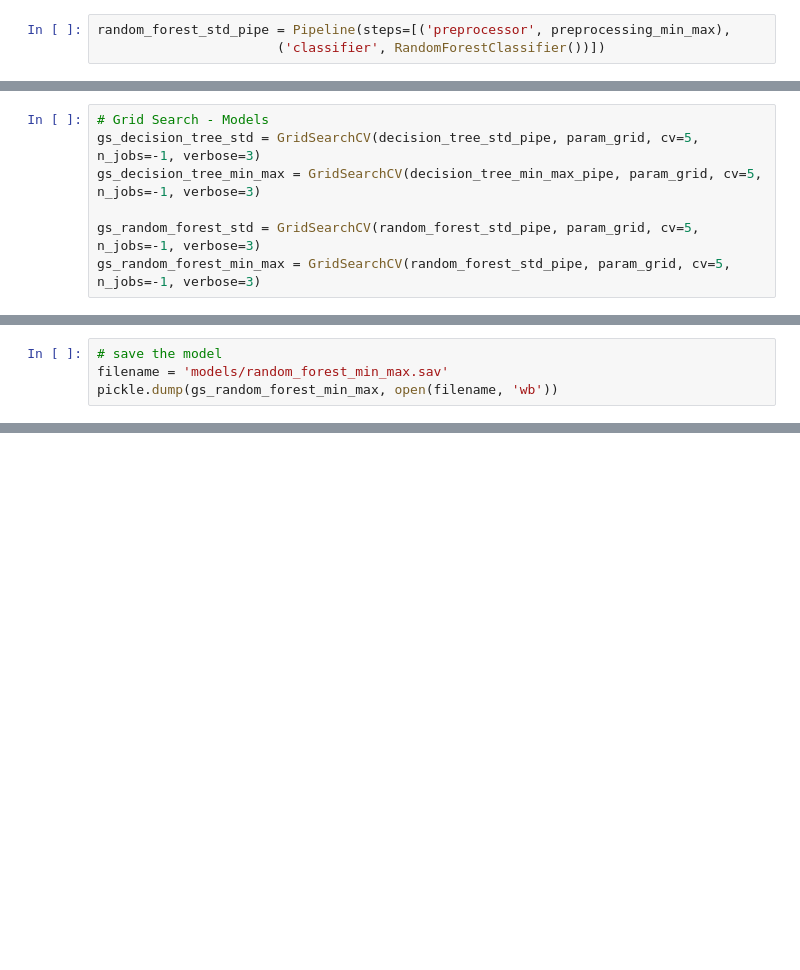
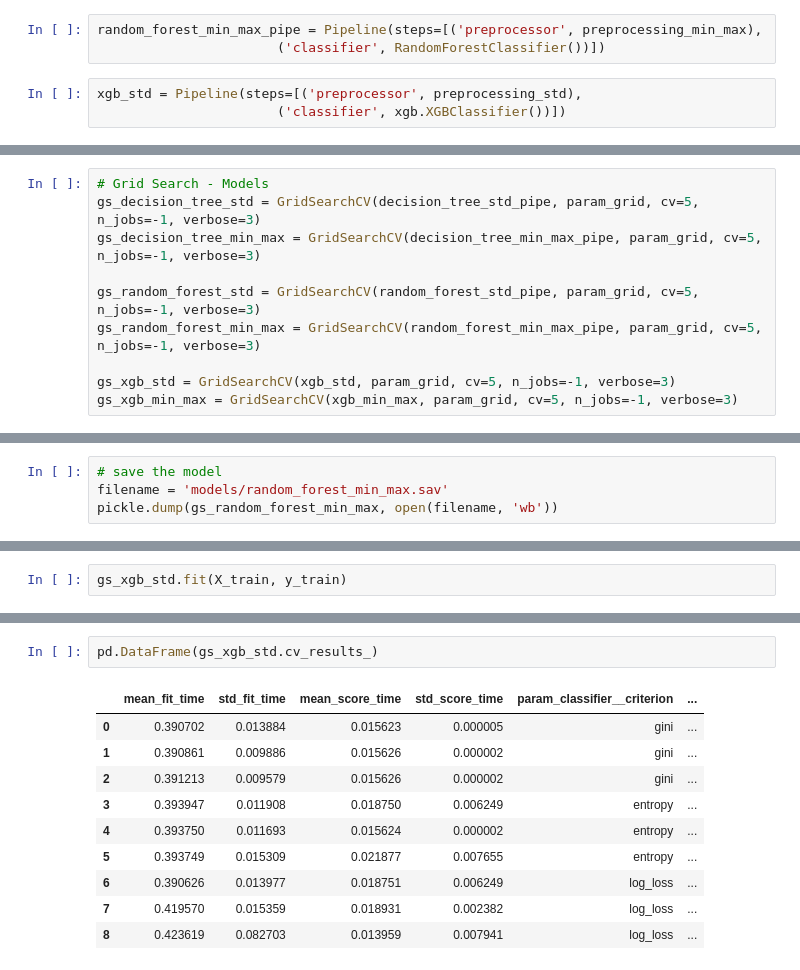
Before and after one commit to ldidone/analisis_de_datos_CEIA_TP, a Jupyter notebook: 3b-4. Preprocesado y experimentación.ipynb, the cells around one changed output, grey strips where cells are left out. Cells and saved outputs as stored; diff of their text form; blank space fills up the shorter version.

```diff
--- a/3b-4. Preprocesado y experimentación.ipynb
+++ b/3b-4. Preprocesado y experimentación.ipynb
@@ -225,5 +226,8 @@ decision_tree_min_max_pipe = Pipeline(steps=[('preprocessor', preprocessing_min_
 random_forest_std_pipe = Pipeline(steps=[('preprocessor', preprocessing_std),
                        ('classifier', RandomForestClassifier())])
 # %%
-random_forest_std_pipe = Pipeline(steps=[('preprocessor', preprocessing_min_max),
+random_forest_min_max_pipe = Pipeline(steps=[('preprocessor', preprocessing_min_max),
                        ('classifier', RandomForestClassifier())])
+# %%
+xgb_std = Pipeline(steps=[('preprocessor', preprocessing_std),
+                       ('classifier', xgb.XGBClassifier())])
@@ -245,7 +252,10 @@ gs_decision_tree_std = GridSearchCV(decision_tree_std_pipe, param_grid, cv=5, n_
 gs_decision_tree_min_max = GridSearchCV(decision_tree_min_max_pipe, param_grid, cv=5, n_jobs=-1, verbose=3)
 
 gs_random_forest_std = GridSearchCV(random_forest_std_pipe, param_grid, cv=5, n_jobs=-1, verbose=3)
-gs_random_forest_min_max = GridSearchCV(random_forest_std_pipe, param_grid, cv=5, n_jobs=-1, verbose=3)
+gs_random_forest_min_max = GridSearchCV(random_forest_min_max_pipe, param_grid, cv=5, n_jobs=-1, verbose=3)
+
+gs_xgb_std = GridSearchCV(xgb_std, param_grid, cv=5, n_jobs=-1, verbose=3)
+gs_xgb_min_max = GridSearchCV(xgb_min_max, param_grid, cv=5, n_jobs=-1, verbose=3)
 # %% [markdown]
 #### Metric report
 # %%
@@ -660,0 +673,2 @@ pickle.dump(gs_random_forest_min_max, open(filename, 'wb'))
+# %%
+gs_xgb_std.fit(X_train, y_train)
@@ -660,0 +700,13 @@ pickle.dump(gs_random_forest_min_max, open(filename, 'wb'))
+# %%
+pd.DataFrame(gs_xgb_std.cv_results_)
+# %% [output]
+|  | mean_fit_time | std_fit_time | mean_score_time | std_score_time | param_classifier__criterion | ... |
+| 0 | 0.390702 | 0.013884 | 0.015623 | 0.000005 | gini | ... |
+| 1 | 0.390861 | 0.009886 | 0.015626 | 0.000002 | gini | ... |
+| 2 | 0.391213 | 0.009579 | 0.015626 | 0.000002 | gini | ... |
+| 3 | 0.393947 | 0.011908 | 0.018750 | 0.006249 | entropy | ... |
+| 4 | 0.393750 | 0.011693 | 0.015624 | 0.000002 | entropy | ... |
+| 5 | 0.393749 | 0.015309 | 0.021877 | 0.007655 | entropy | ... |
+| 6 | 0.390626 | 0.013977 | 0.018751 | 0.006249 | log_loss | ... |
+| 7 | 0.419570 | 0.015359 | 0.018931 | 0.002382 | log_loss | ... |
+| 8 | 0.423619 | 0.082703 | 0.013959 | 0.007941 | log_loss | ... |
```
Also changed, not shown: parts of 32 cells of this notebook, 2 other files.
